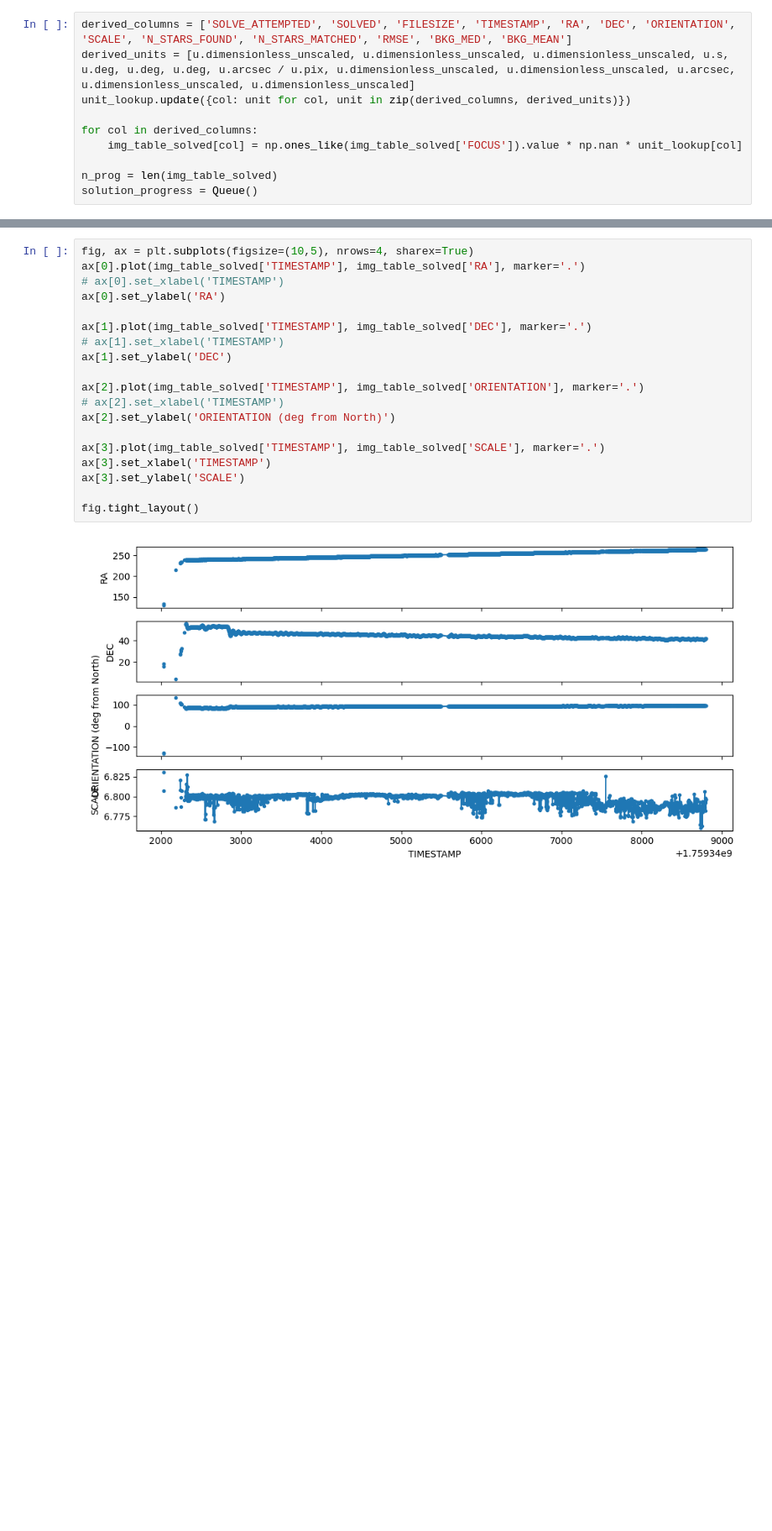
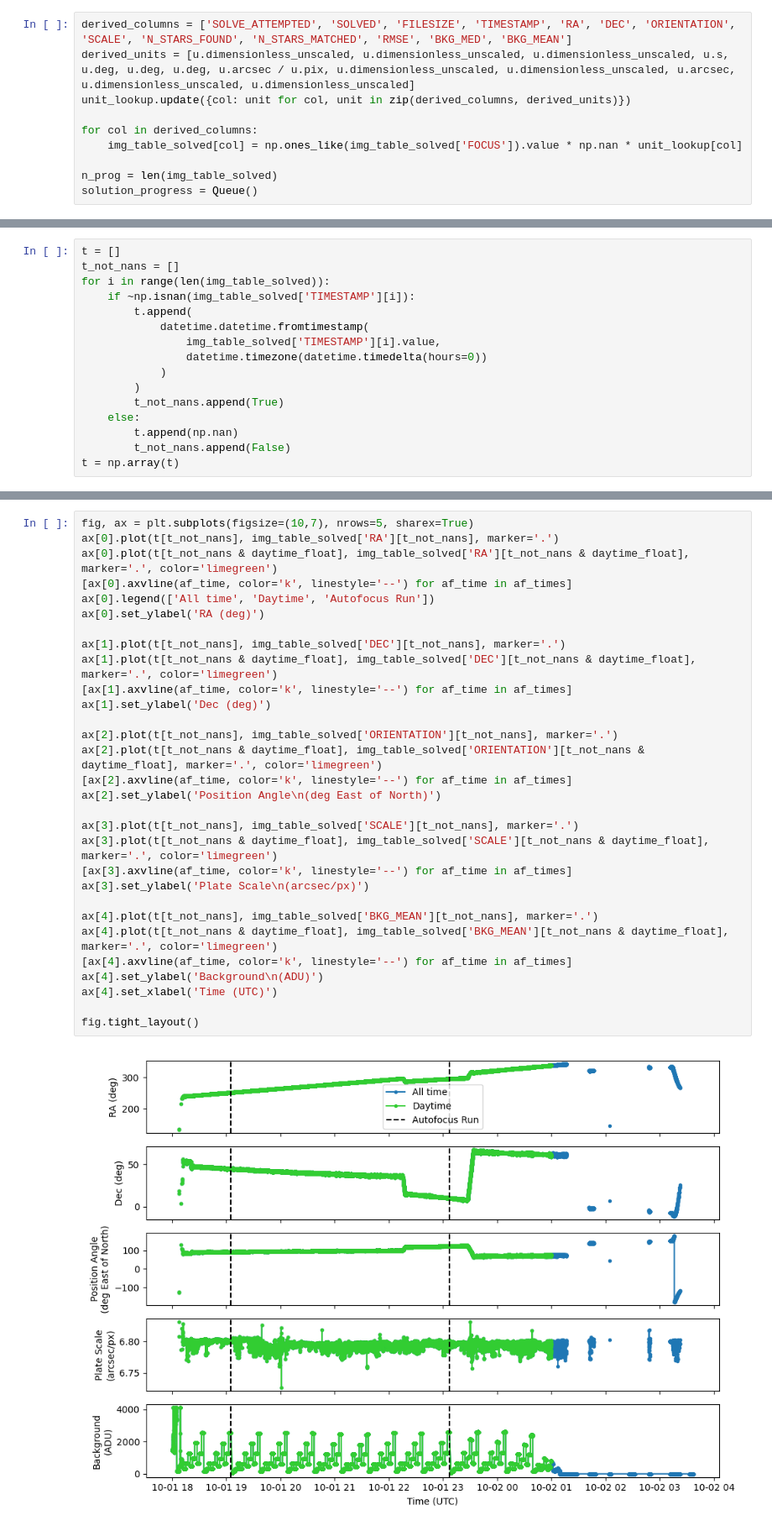
Before and after one commit to evanmayer/starcam-sim, a Jupyter notebook: results_table.ipynb, the cells around one changed output, grey strips where cells are left out. Shown at 84% size. Drawn from its saved outputs; the diff is of its cells as text; blank space fills up the shorter version.

```diff
--- a/results_table.ipynb
+++ b/results_table.ipynb
@@ -281,0 +366,16 @@ QTable length=4737
+# %%
+t = []
+t_not_nans = []
+for i in range(len(img_table_solved)):
+    if ~np.isnan(img_table_solved['TIMESTAMP'][i]):
+        t.append(
+            datetime.datetime.fromtimestamp(
+                img_table_solved['TIMESTAMP'][i].value,
+                datetime.timezone(datetime.timedelta(hours=0))
+            )
+        )
+        t_not_nans.append(True)
+    else:
+        t.append(np.nan)
+        t_not_nans.append(False)
+t = np.array(t)
@@ -349,21 +521,32 @@ fig.tight_layout()
 # %%
-fig, ax = plt.subplots(figsize=(10,5), nrows=4, sharex=True)
-ax[0].plot(img_table_solved['TIMESTAMP'], img_table_solved['RA'], marker='.')
-# ax[0].set_xlabel('TIMESTAMP')
-ax[0].set_ylabel('RA')
+fig, ax = plt.subplots(figsize=(10,7), nrows=5, sharex=True)
+ax[0].plot(t[t_not_nans], img_table_solved['RA'][t_not_nans], marker='.')
+ax[0].plot(t[t_not_nans & daytime_float], img_table_solved['RA'][t_not_nans & daytime_float], marker='.', color='limegreen')
+[ax[0].axvline(af_time, color='k', linestyle='--') for af_time in af_times]
+ax[0].legend(['All time', 'Daytime', 'Autofocus Run'])
+ax[0].set_ylabel('RA (deg)')
 
-ax[1].plot(img_table_solved['TIMESTAMP'], img_table_solved['DEC'], marker='.')
-# ax[1].set_xlabel('TIMESTAMP')
-ax[1].set_ylabel('DEC')
+ax[1].plot(t[t_not_nans], img_table_solved['DEC'][t_not_nans], marker='.')
+ax[1].plot(t[t_not_nans & daytime_float], img_table_solved['DEC'][t_not_nans & daytime_float], marker='.', color='limegreen')
+[ax[1].axvline(af_time, color='k', linestyle='--') for af_time in af_times]
+ax[1].set_ylabel('Dec (deg)')
 
-ax[2].plot(img_table_solved['TIMESTAMP'], img_table_solved['ORIENTATION'], marker='.')
-# ax[2].set_xlabel('TIMESTAMP')
-ax[2].set_ylabel('ORIENTATION (deg from North)')
+ax[2].plot(t[t_not_nans], img_table_solved['ORIENTATION'][t_not_nans], marker='.')
+ax[2].plot(t[t_not_nans & daytime_float], img_table_solved['ORIENTATION'][t_not_nans & daytime_float], marker='.', color='limegreen')
+[ax[2].axvline(af_time, color='k', linestyle='--') for af_time in af_times]
+ax[2].set_ylabel('Position Angle\n(deg East of North)')
 
-ax[3].plot(img_table_solved['TIMESTAMP'], img_table_solved['SCALE'], marker='.')
-ax[3].set_xlabel('TIMESTAMP')
-ax[3].set_ylabel('SCALE')
+ax[3].plot(t[t_not_nans], img_table_solved['SCALE'][t_not_nans], marker='.')
+ax[3].plot(t[t_not_nans & daytime_float], img_table_solved['SCALE'][t_not_nans & daytime_float], marker='.', color='limegreen')
+[ax[3].axvline(af_time, color='k', linestyle='--') for af_time in af_times]
+ax[3].set_ylabel('Plate Scale\n(arcsec/px)')
+
+ax[4].plot(t[t_not_nans], img_table_solved['BKG_MEAN'][t_not_nans], marker='.')
+ax[4].plot(t[t_not_nans & daytime_float], img_table_solved['BKG_MEAN'][t_not_nans & daytime_float], marker='.', color='limegreen')
+[ax[4].axvline(af_time, color='k', linestyle='--') for af_time in af_times]
+ax[4].set_ylabel('Background\n(ADU)')
+ax[4].set_xlabel('Time (UTC)')
 
 fig.tight_layout()
 # %% [output]
-[figure, old version]
+[figure, new version]
```
Also changed, not shown: parts of 28 cells of this notebook.
